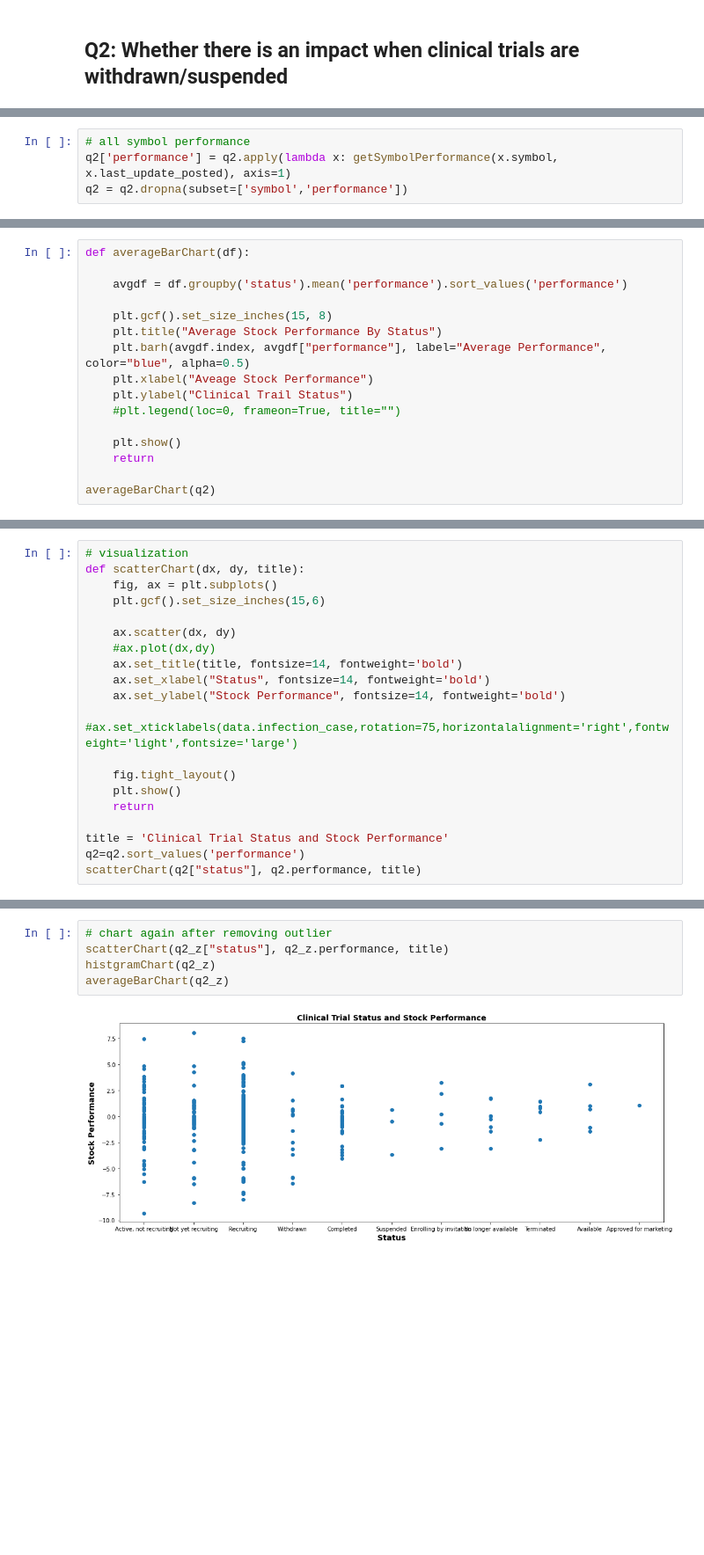
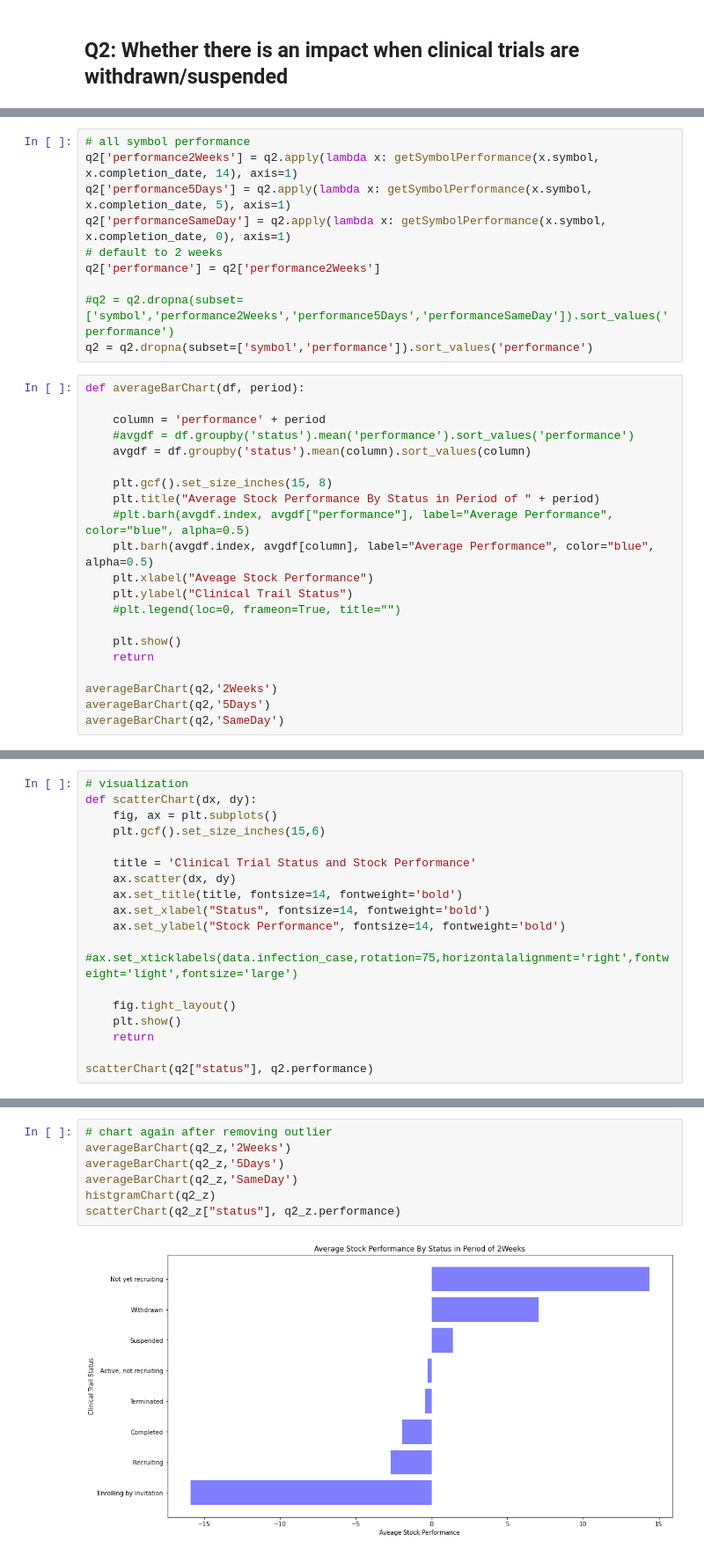
Before and after one commit to snowshine/mads-591-milestone1, a Jupyter notebook: q2.ipynb, the cells around one changed output, grey strips where cells are left out. Shown at 88% size. Drawn from its saved outputs; the diff is of its cells as text; blank space fills up the shorter version.

```diff
--- a/q2.ipynb
+++ b/q2.ipynb
@@ -84,4 +69,0 @@ def getSymbolPerformance(symbol, date):
-# %%
-# all symbol performance
-q2['performance'] = q2.apply(lambda x: getSymbolPerformance(x.symbol, x.last_update_posted), axis=1)
-q2 = q2.dropna(subset=['symbol','performance'])
@@ -88,11 +74,24 @@ q2 = q2.dropna(subset=['symbol','performance'])
+# %%
+# all symbol performance
+q2['performance2Weeks'] = q2.apply(lambda x: getSymbolPerformance(x.symbol, x.completion_date, 14), axis=1)
+q2['performance5Days'] = q2.apply(lambda x: getSymbolPerformance(x.symbol, x.completion_date, 5), axis=1)
+q2['performanceSameDay'] = q2.apply(lambda x: getSymbolPerformance(x.symbol, x.completion_date, 0), axis=1)
+# default to 2 weeks
+q2['performance'] = q2['performance2Weeks']
+
+#q2 = q2.dropna(subset=['symbol','performance2Weeks','performance5Days','performanceSameDay']).sort_values('performance')
+q2 = q2.dropna(subset=['symbol','performance']).sort_values('performance')
 # %%
-def averageBarChart(df):
+def averageBarChart(df, period):
 
-    avgdf = df.groupby('status').mean('performance').sort_values('performance')
+    column = 'performance' + period
+    #avgdf = df.groupby('status').mean('performance').sort_values('performance')
+    avgdf = df.groupby('status').mean(column).sort_values(column)
 
     plt.gcf().set_size_inches(15, 8)
-    plt.title("Average Stock Performance By Status")
-    plt.barh(avgdf.index, avgdf["performance"], label="Average Performance", color="blue", alpha=0.5)
+    plt.title("Average Stock Performance By Status in Period of " + period)
+    #plt.barh(avgdf.index, avgdf["performance"], label="Average Performance", color="blue", alpha=0.5)
+    plt.barh(avgdf.index, avgdf[column], label="Average Performance", color="blue", alpha=0.5)
     plt.xlabel("Aveage Stock Performance")
     plt.ylabel("Clinical Trail Status")
     #plt.legend(loc=0, frameon=True, title="")
@@ -100,5 +99,7 @@ def averageBarChart(df):
     plt.show()
     return
 
-averageBarChart(q2)
+averageBarChart(q2,'2Weeks')
+averageBarChart(q2,'5Days')
+averageBarChart(q2,'SameDay')
 # %% [output]
@@ -140,11 +143,11 @@ histgramChart(q2)
 # %%
 # visualization
-def scatterChart(dx, dy, title):
+def scatterChart(dx, dy):
     fig, ax = plt.subplots()
     plt.gcf().set_size_inches(15,6)
 
+    title = 'Clinical Trial Status and Stock Performance'
     ax.scatter(dx, dy)
-    #ax.plot(dx,dy)
     ax.set_title(title, fontsize=14, fontweight='bold')
     ax.set_xlabel("Status", fontsize=14, fontweight='bold')
     ax.set_ylabel("Stock Performance", fontsize=14, fontweight='bold')
@@ -154,7 +157,5 @@ def scatterChart(dx, dy, title):
     plt.show()
     return
 
-title = 'Clinical Trial Status and Stock Performance'
-q2=q2.sort_values('performance')
-scatterChart(q2["status"], q2.performance, title)
+scatterChart(q2["status"], q2.performance)
 # %% [output]
@@ -178,7 +177,9 @@ print(q2_z.shape)
 # %%
 # chart again after removing outlier
-scatterChart(q2_z["status"], q2_z.performance, title)
+averageBarChart(q2_z,'2Weeks')
+averageBarChart(q2_z,'5Days')
+averageBarChart(q2_z,'SameDay')
 histgramChart(q2_z)
-averageBarChart(q2_z)
+scatterChart(q2_z["status"], q2_z.performance)
 # %% [output]
-[figure, old version]
+[figure, new version]
```
Also changed, not shown: parts of 18 cells of this notebook, 4 other files.
